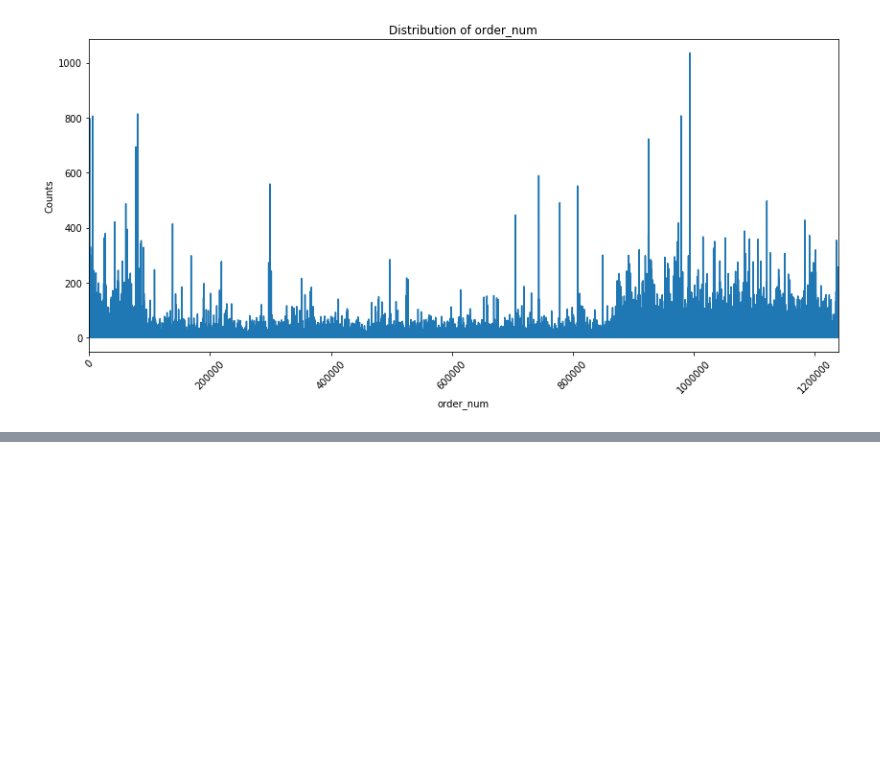
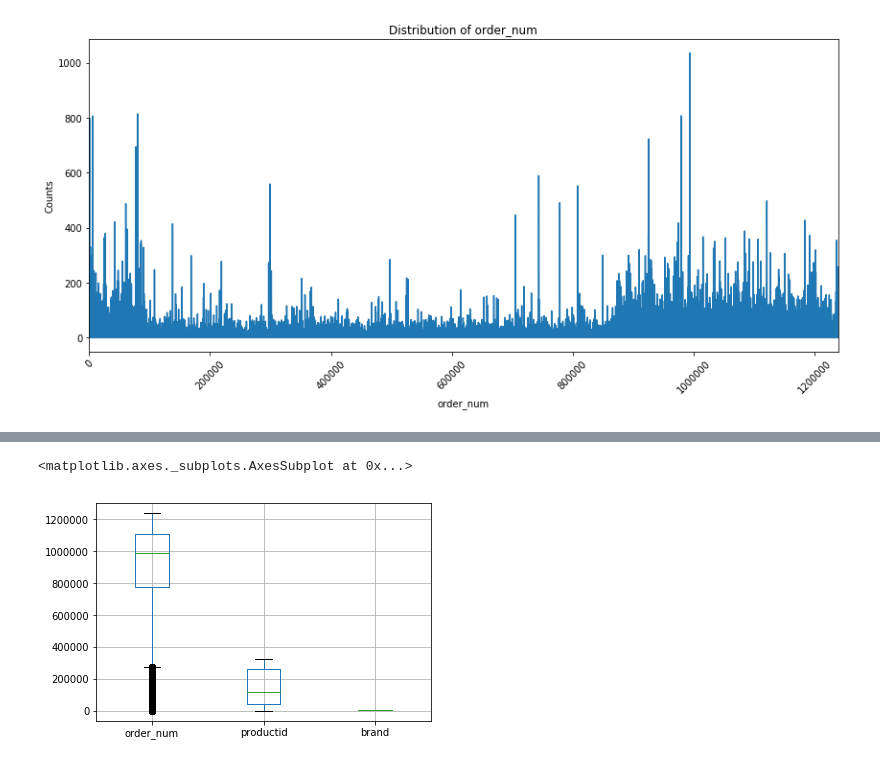
Before and after one commit to dsjoench/Ecommerce, a Jupyter notebook: Ecommerce.ipynb, the cells around one changed output, grey strips where cells are left out. Saved outputs shown, nothing was run; the diff lists cells and outputs as text; code cells hidden in the pictures; blank space fills up the shorter version.

```diff
--- a/Ecommerce.ipynb
+++ b/Ecommerce.ipynb
@@ -145,0 +164,5 @@ plot_feature(product_brand,'order_num')
+# %%
+product[(product['brand']==4692)].boxplot()
+# %% [output]
+<matplotlib.axes._subplots.AxesSubplot at 0x...>
+[figure, added]
```
Also changed, not shown: parts of 31 cells of this notebook.
